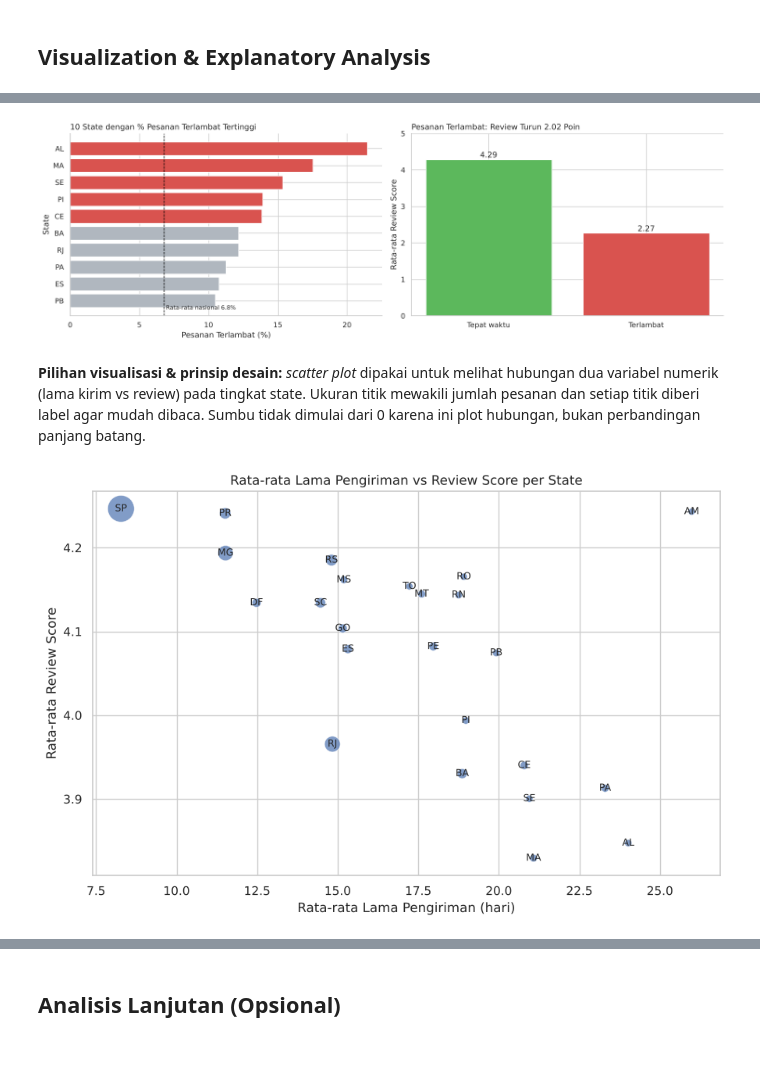
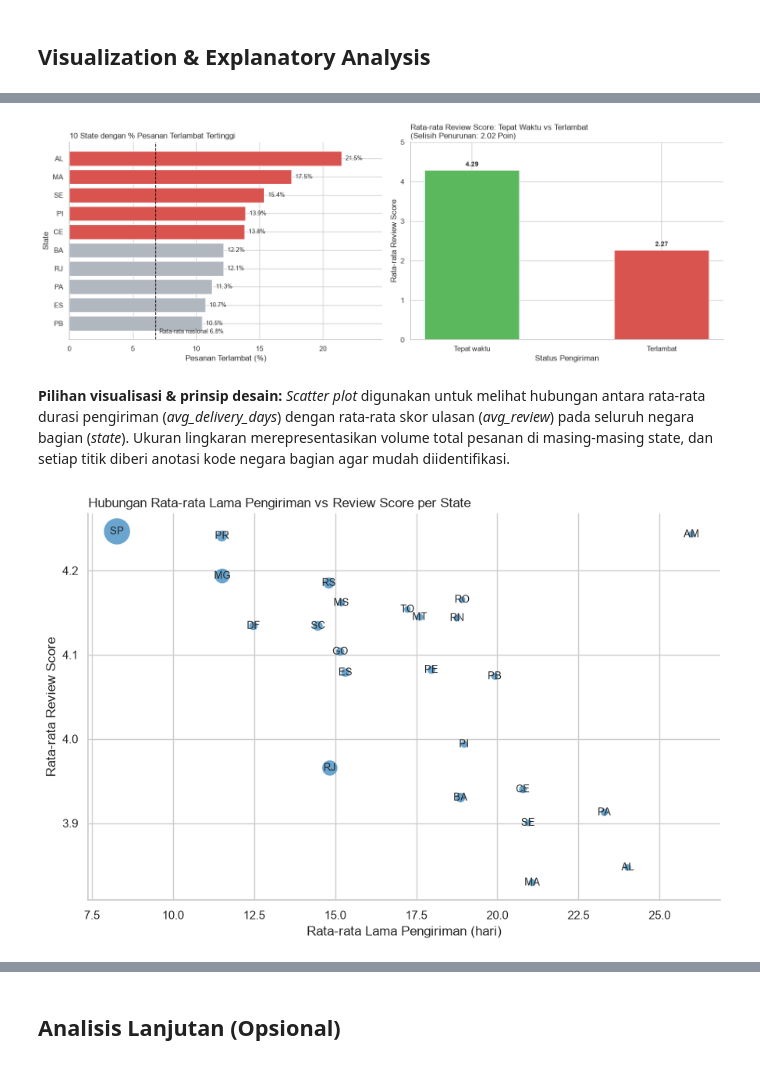
Before and after one commit to kwazoski/submission-analisis-data, a Jupyter notebook: notebook.ipynb, the cells around one changed output, grey strips where cells are left out. Saved outputs shown, nothing was run; the diff lists cells and outputs as text; code cells hidden in the pictures.

```diff
--- a/notebook.ipynb
+++ b/notebook.ipynb
@@ -408,17 +435,21 @@ Korelasi Spearman:
 # %%
-top10 = category_rev.head(10)
+top10 = category_rev.head(10).copy()
 top5_share = top10["revenue_share_pct"].head(5).sum()
+top10_share = top10["revenue_share_pct"].sum()
 colors = ["#2a7fba"] * 5 + ["#b0b7bf"] * 5   # 5 teratas disorot, sisanya abu-abu
 
-fig, ax = plt.subplots(figsize=(11, 6))
-ax.barh(top10["product_category_name_english"], top10["total_revenue"], color=colors)
-ax.invert_yaxis()                              # terbesar di atas
+fig, ax = plt.subplots(figsize=(10, 5.5))
+bars = ax.barh(top10["product_category_name_english"], top10["total_revenue"], color=colors)
+ax.invert_yaxis()  # Nilai terbesar di posisi teratas
+
+# Tambahkan anotasi nilai revenue dan persentase kontribusi di setiap batang
 for i, (rev, pct) in enumerate(zip(top10["total_revenue"], top10["revenue_share_pct"])):
-    ax.text(rev, i, f"  R$ {rev/1e6:.2f} jt ({pct:.1f}%)", va="center", fontsize=9)
-ax.set_title(f"5 Kategori Teratas Menyumbang {top5_share:.0f}% Revenue (Top 10: Jan 2017 - Agu 2018)", fontsize=13, loc="left")
+    ax.text(rev, i, f"  R$ {rev/1e6:.2f} jt ({pct:.2f}%)", va="center", fontsize=9)
+
+ax.set_title(f"10 Kategori Produk dengan Revenue Tertinggi (Januari 2017 - Agustus 2018)\n5 Teratas Menyumbang {top5_share:.1f}% & Top 10 Menyumbang {top10_share:.1f}% Revenue", fontsize=12, loc="left")
 ax.set_xlabel("Total Revenue (R$)")
-ax.set_ylabel("")
-ax.set_xlim(0, top10["total_revenue"].max() * 1.25)   # sumbang dimulai dari 0
+ax.set_ylabel("Kategori Produk")
+ax.set_xlim(0, top10["total_revenue"].max() * 1.25)
 sns.despine()
 plt.tight_layout()
 plt.show()
@@ -450,39 +462,60 @@ plt.show()
 # %%
 overall_late = order_level["is_late"].mean() * 100
-fig, axes = plt.subplots(1, 2, figsize=(15, 5))
+fig, axes = plt.subplots(1, 2, figsize=(15, 5.5))
 
+# Subplot 1: 10 State dengan Persentase Keterlambatan Tertinggi
 top_late = state_stats.head(10)
 bar_colors = ["#d9534f"] * 5 + ["#b0b7bf"] * (len(top_late) - 5)
 axes[0].barh(top_late["customer_state"], top_late["late_pct"], color=bar_colors)
 axes[0].invert_yaxis()
-axes[0].axvline(overall_late, color="black", linestyle="--", linewidth=1)
-axes[0].text(overall_late, len(top_late) - 0.4, f" Rata-rata nasional {overall_late:.1f}%", fontsize=9, va="bottom")
-axes[0].set_title("10 State dengan % Pesanan Terlambat Tertinggi", loc="left")
-axes[0].set_xlabel("Pesanan Terlambat (%)"); axes[0].set_ylabel("State")
+axes[0].axvline(overall_late, color="black", linestyle="--", linewidth=1.2)
+axes[0].text(overall_late + 0.3, len(top_late) - 0.4, f"Rata-rata nasional {overall_late:.1f}%", fontsize=9, va="bottom")
+for i, v in enumerate(top_late["late_pct"]):
+    axes[0].text(v + 0.3, i, f"{v:.1f}%", va="center", fontsize=9)
+axes[0].set_title("10 State dengan % Pesanan Terlambat Tertinggi", loc="left", fontsize=12)
+axes[0].set_xlabel("Pesanan Terlambat (%)")
+axes[0].set_ylabel("State")
+axes[0].set_xlim(0, top_late["late_pct"].max() * 1.15)
 
+# Subplot 2: Perbandingan Review Score Tepat Waktu vs Terlambat
 lv = late_vs_ontime.reset_index()
-axes[1].bar(lv["is_late"], lv["avg_review"], color=["#5cb85c", "#d9534f"])
-axes[1].set_title(f"Pesanan Terlambat: Review Turun {selisih:.2f} Poin", loc="left")
-axes[1].set_xlabel(""); axes[1].set_ylabel("Rata-rata Review Score"); axes[1].set_ylim(0, 5)
+bars_lv = axes[1].bar(lv["is_late"], lv["avg_review"], color=["#5cb85c", "#d9534f"], width=0.5)
+axes[1].set_title(f"Rata-rata Review Score: Tepat Waktu vs Terlambat\n(Selisih Penurunan: {selisih:.2f} Poin)", loc="left", fontsize=12)
+axes[1].set_xlabel("Status Pengiriman")
+axes[1].set_ylabel("Rata-rata Review Score")
+axes[1].set_ylim(0, 5)
 for i, v in enumerate(lv["avg_review"]):
-    axes[1].text(i, v + 0.05, f"{v:.2f}", ha="center")
+    axes[1].text(i, v + 0.1, f"{v:.2f}", ha="center", fontsize=10, fontweight="bold")
 
 sns.despine()
 plt.tight_layout()
 plt.show()
 # %% [output]
-[figure, old version]
+[figure, new version]
-# %% [markdown]
-**Pilihan visualisasi & prinsip desain:** *scatter plot* dipakai untuk melihat hubungan dua variabel numerik (lama kirim vs review) pada tingkat state. Ukuran titik mewakili jumlah pesanan dan setiap titik diberi label agar mudah dibaca. Sumbu tidak dimulai dari 0 karena ini plot hubungan, bukan perbandingan panjang batang.
+# %% [markdown]
+**Pilihan visualisasi & prinsip desain:** *Scatter plot* digunakan untuk melihat hubungan antara rata-rata durasi pengiriman (*avg_delivery_days*) dengan rata-rata skor ulasan (*avg_review*) pada seluruh negara bagian (*state*). Ukuran lingkaran merepresentasikan volume total pesanan di masing-masing state, dan setiap titik diberi anotasi kode negara bagian agar mudah diidentifikasi.
 # %%
 fig, ax = plt.subplots(figsize=(9, 6))
-sns.scatterplot(data=state_stats, x="avg_delivery_days", y="avg_review", size="total_orders",
-                sizes=(40, 600), alpha=0.7, legend=False, ax=ax)
+sns.scatterplot(
+    data=state_stats,
+    x="avg_delivery_days",
+    y="avg_review",
+    size="total_orders",
+    sizes=(40, 600),
+    alpha=0.7,
+    legend=False,
+    color="#2a7fba",
+    ax=ax
+)
 for _, r in state_stats.iterrows():
-    ax.annotate(r["customer_state"], (r["avg_delivery_days"], r["avg_review"]), fontsize=9, ha="center", va="center")
-ax.set_title("Rata-rata Lama Pengiriman vs Review Score per State")
-ax.set_xlabel("Rata-rata Lama Pengiriman (hari)"); ax.set_ylabel("Rata-rata Review Score")
+    ax.annotate(r["customer_state"], (r["avg_delivery_days"], r["avg_review"]),
+                fontsize=9, ha="center", va="center")
+
+ax.set_title("Hubungan Rata-rata Lama Pengiriman vs Review Score per State", fontsize=12, loc="left")
+ax.set_xlabel("Rata-rata Lama Pengiriman (hari)")
+ax.set_ylabel("Rata-rata Review Score")
+sns.despine()
 plt.tight_layout()
 plt.show()
 # %% [output]
-[figure, old version]
+[figure, new version]
```
Also changed, not shown: parts of 53 cells of this notebook.
